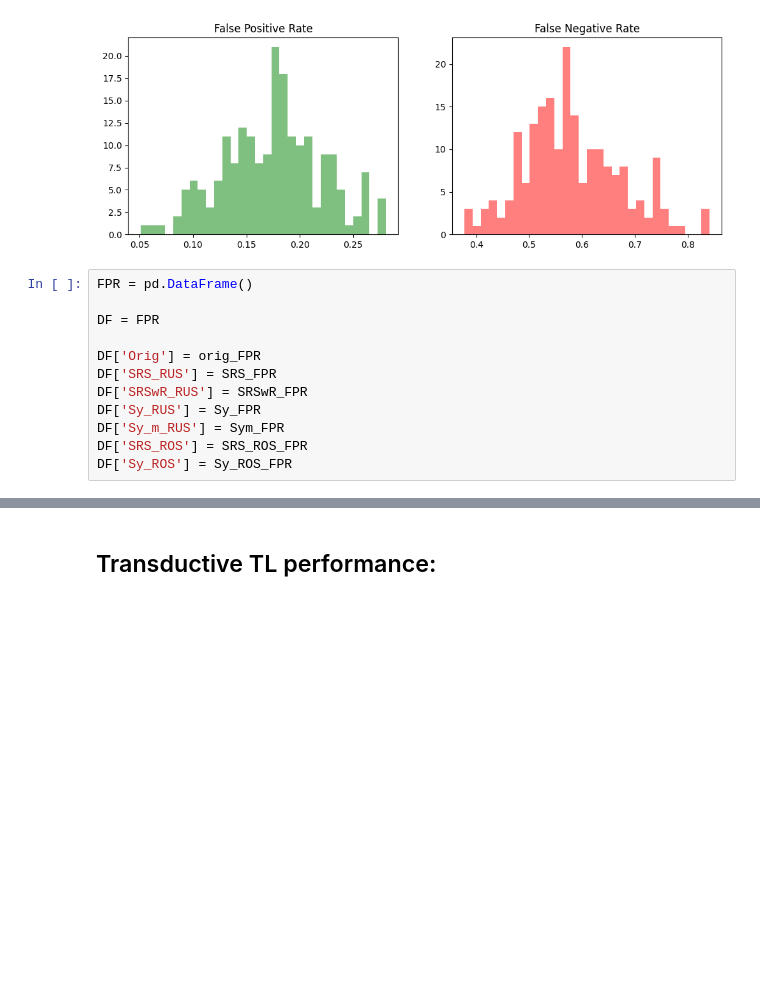
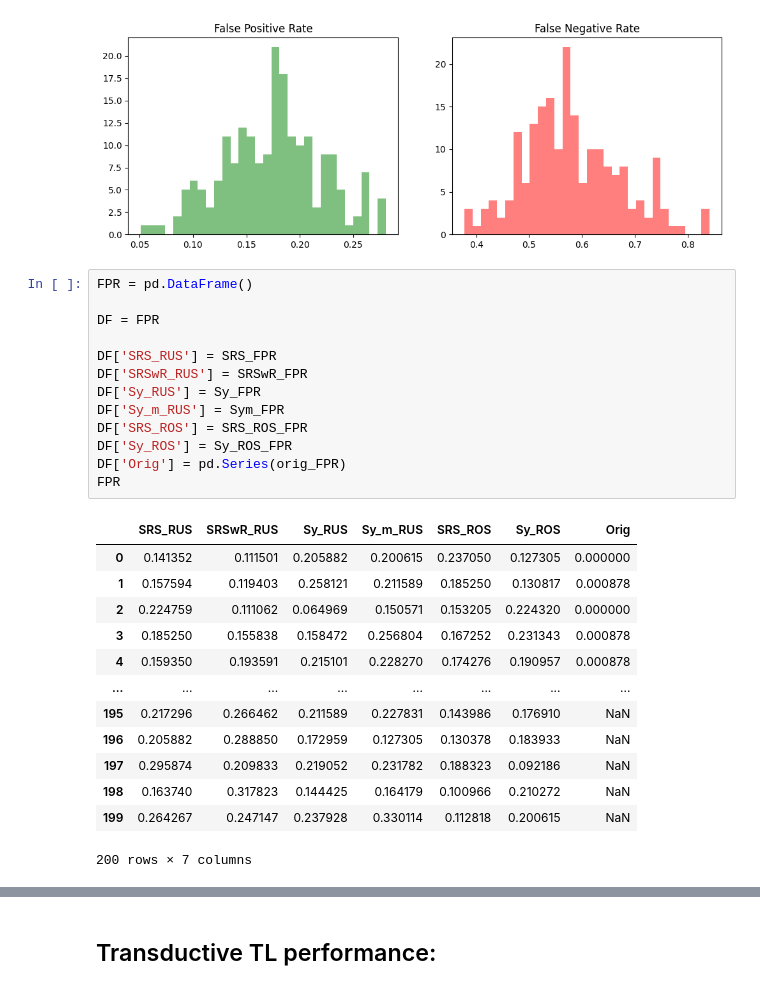
Before and after one commit to AndreiAf02/Transfer_Learning_Fine_Tuning_Update, a Jupyter notebook: Diabetes_Performance_Analysis.ipynb, the cells around one changed output, grey strips where cells are left out. Drawn from its saved outputs; the diff is of its cells as text; blank space fills up the shorter version.

```diff
--- a/Diabetes_Performance_Analysis.ipynb
+++ b/Diabetes_Performance_Analysis.ipynb
@@ -326,15 +325,30 @@ Standard error: 0.006507990728426644
 # %%
 FPR = pd.DataFrame()
 
 DF = FPR
 
-DF['Orig'] = orig_FPR
 DF['SRS_RUS'] = SRS_FPR
 DF['SRSwR_RUS'] = SRSwR_FPR
 DF['Sy_RUS'] = Sy_FPR
 DF['Sy_m_RUS'] = Sym_FPR
 DF['SRS_ROS'] = SRS_ROS_FPR
 DF['Sy_ROS'] = Sy_ROS_FPR
+DF['Orig'] = pd.Series(orig_FPR)
+FPR
+# %% [output]
+|  | SRS_RUS | SRSwR_RUS | Sy_RUS | Sy_m_RUS | SRS_ROS | Sy_ROS | Orig |
+| 0 | 0.141352 | 0.111501 | 0.205882 | 0.200615 | 0.237050 | 0.127305 | 0.000000 |
+| 1 | 0.157594 | 0.119403 | 0.258121 | 0.211589 | 0.185250 | 0.130817 | 0.000878 |
+| 2 | 0.224759 | 0.111062 | 0.064969 | 0.150571 | 0.153205 | 0.224320 | 0.000000 |
+| 3 | 0.185250 | 0.155838 | 0.158472 | 0.256804 | 0.167252 | 0.231343 | 0.000878 |
+| 4 | 0.159350 | 0.193591 | 0.215101 | 0.228270 | 0.174276 | 0.190957 | 0.000878 |
+| ... | ... | ... | ... | ... | ... | ... | ... |
+| 195 | 0.217296 | 0.266462 | 0.211589 | 0.227831 | 0.143986 | 0.176910 | NaN |
+| 196 | 0.205882 | 0.288850 | 0.172959 | 0.127305 | 0.130378 | 0.183933 | NaN |
+| 197 | 0.295874 | 0.209833 | 0.219052 | 0.231782 | 0.188323 | 0.092186 | NaN |
+| 198 | 0.163740 | 0.317823 | 0.144425 | 0.164179 | 0.100966 | 0.210272 | NaN |
+| 199 | 0.264267 | 0.247147 | 0.237928 | 0.330114 | 0.112818 | 0.200615 | NaN |
+200 rows × 7 columns
 # %%
 dataset = FPR
 
```
Also changed, not shown: parts of 4 cells of this notebook.
